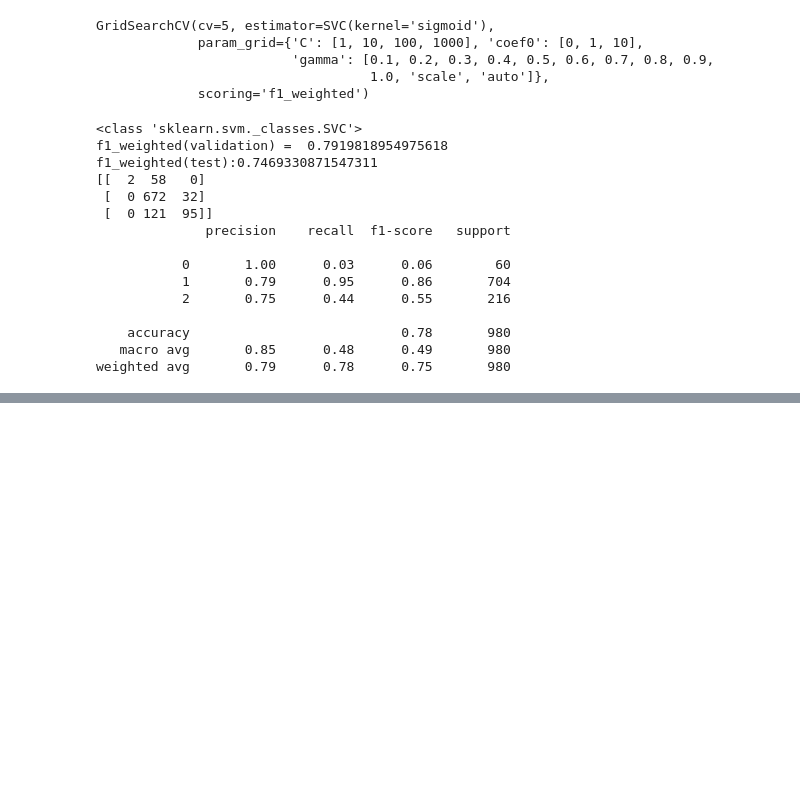
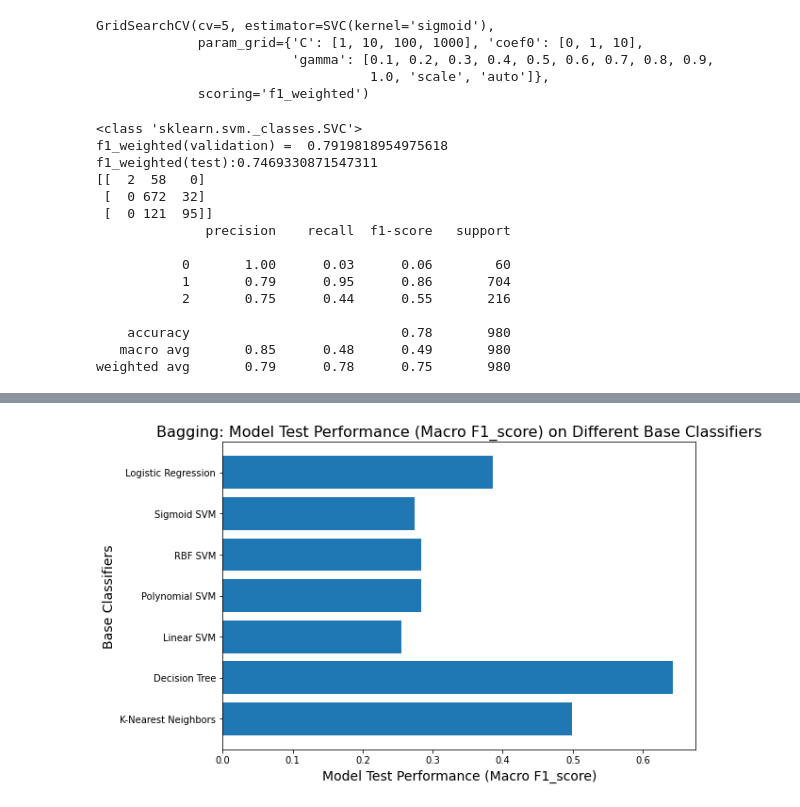
Before and after one commit to jinwenhua/group11, a Jupyter notebook: Wine.ipynb, the cells around one changed output, grey strips where cells are left out. Saved outputs shown, nothing was run; the diff lists cells and outputs as text; code cells hidden in the pictures; blank space fills up the shorter version.

```diff
--- a/Wine.ipynb
+++ b/Wine.ipynb
@@ -407,0 +669,18 @@ obviously KNN is the best performing model, which has the highest weighted f1-sc
+# %%
+# Specify classifier
+clf_index = 1    # Accepts value from 0 - 6
+
+# Define parameter values for BaggingClassifier object
+base = list(dict_clf_default.values())[clf_index]
+bagging_param = dict(base_estimator=base,
+                     n_estimators=100,    # create 100 different models using the same `base_estimator`
+                     random_state=0)
+
+# Define BaggingClassifier object
+model_bagging = BaggingClassifier(**bagging_param)
+
+estimator_name = "Bagging - {}".format(list(dict_clf_default.keys())[clf_index])
+estimator = {estimator_name: model_bagging}
+
+# Train and evaluate the performance of the bagging classifier
+train_and_evaluate(estimator, x_train, x_test, y_train, y_test)
@@ -407,0 +703,81 @@ obviously KNN is the best performing model, which has the highest weighted f1-sc
+# %%
+# Bagging - compare all classifiers
+list_clf = []
+list_score = []
+
+score_param = "f1_score"
+average_param = "macro"
+
+bagging_param = dict(n_estimators=100, random_state=0)
+
+
+# Generate results
+# ---
+# Iterate through all classifiers
+for i, clf in enumerate(dict_clf_default):
+    base = dict_clf_default[clf]
+
+    params = bagging_param.copy()
+    params["base_estimator"] = base
+
+    model_bagging = BaggingClassifier(**params)
+
+    estimator = { clf: model_bagging }
+
+    try:
+        score = train_and_evaluate(estimator, x_train, x_test, y_train, y_test)
+
+    except Exception as e:
+        error_class_name = e.__class__.__name__
+        print("{}: {}\n".format(error_class_name, e))
+        continue
+
+    print()
+
+    list_clf.append(clf)
+    list_score = list_score + list(score[clf].values())
+    # Create data frame
+# ---
+data = dict(classifier=list_clf, test_performance=list_score)
+df_performance = pd.DataFrame(data=data)
+
+# # Save and export df_performance to CSV file (optional)
+# df_performance.to_csv(r'final_project_performance_bagging.csv', index = False, header = True)
+
+
+# Plotting
+# ---
+str_x_label = "Model Test Performance ({} {})".format(average_param.capitalize(), score_param.capitalize())
+font_size = 12
+
+plt.figure(figsize=(9, 6))
+plt.barh(list_clf, list_score)
+
+plt.title("Bagging: {} on Different Base Classifiers".format(str_x_label), fontsize=(font_size + 4))
+plt.xlabel(str_x_label, fontsize=(font_size + 2))
+plt.ylabel("Base Classifiers", fontsize=(font_size + 2))
+
+plt.show()
+
+
+
+
+
+
+# Create data frame
+# ---
+data = dict()
+for i, base_clf in enumerate(list_clf):
+    clf_key = "classifier_{}".format(i)
+    data[clf_key] = base_clf
+
+data["test_performance"] = list_score
+df_performance = pd.DataFrame(data=data)
+
+# Save and export df_performance to CSV file (optional)
+df_performance.to_csv(r'final_project_performance_bagging_{}clf.csv'.format(3), index = False, header = True)
+
+df_performance
+# # Save plot into PNG (optional)
+# plt.savefig("final_project_performance_bagging.png", dpi=300, bbox_inches="tight")
+# %% [output]
@@ -407,0 +801 @@ obviously KNN is the best performing model, which has the highest weighted f1-sc
+[figure, added]
```
Also changed, not shown: parts of 32 cells of this notebook.
